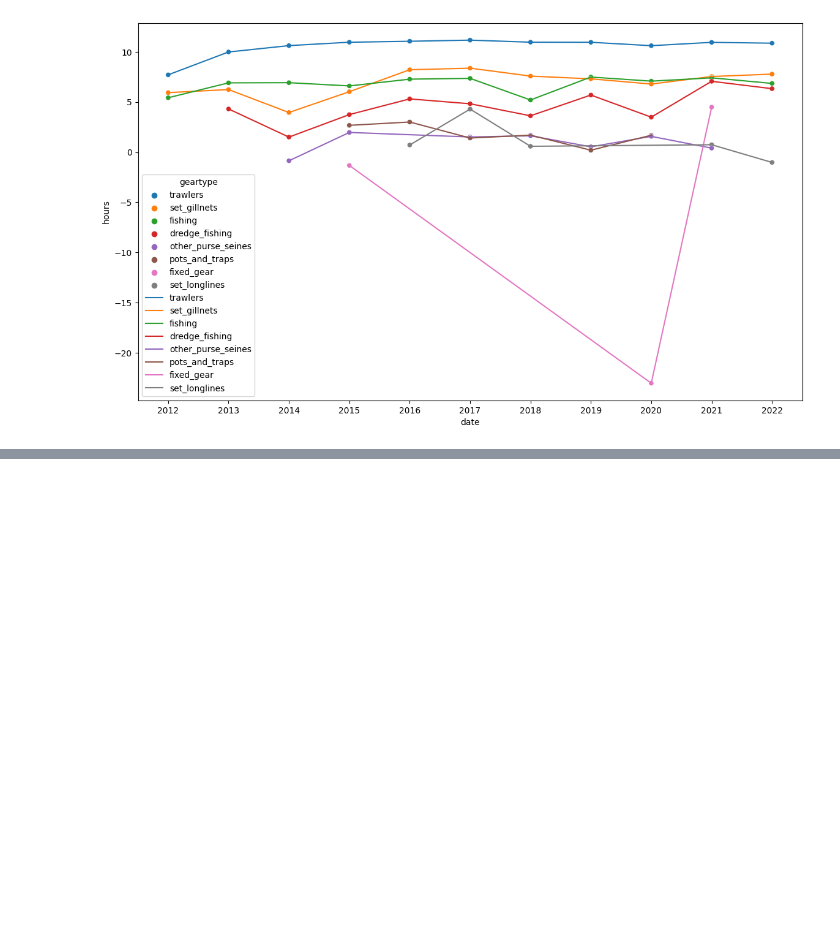
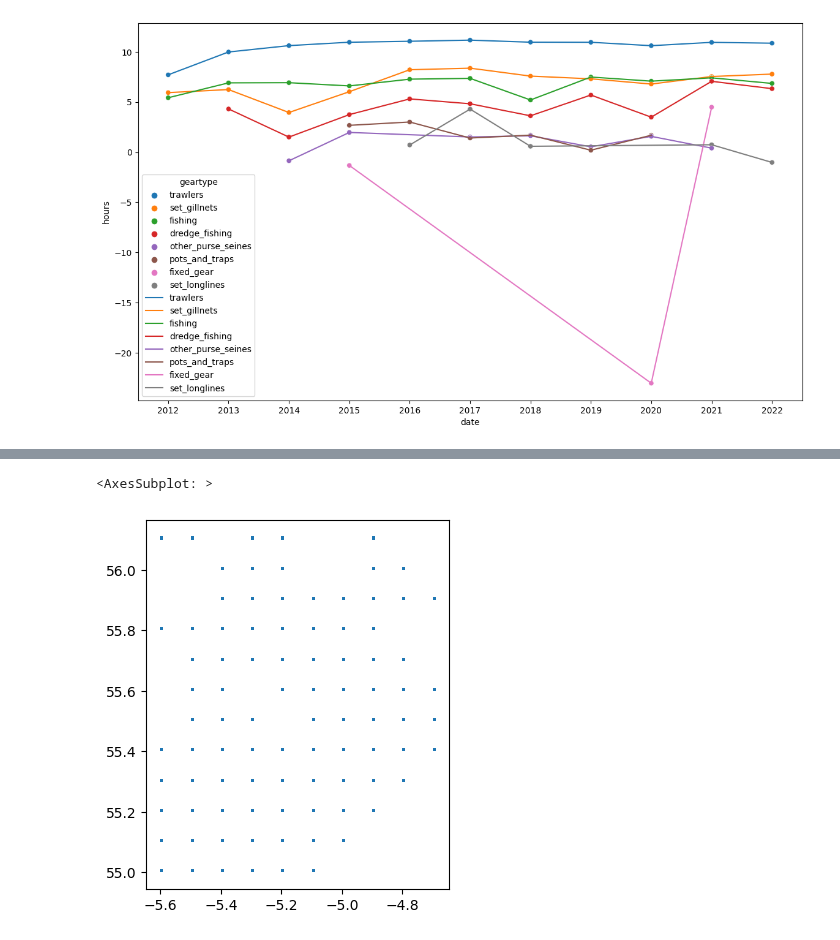
Before and after one commit to d2gex/fishery-analysis, a Jupyter notebook: src/firth_clyde_fishing_effort.ipynb, the cells around one changed output, grey strips where cells are left out. Cells and saved outputs as stored; diff of their text form; code cells hidden in the pictures; blank space fills up the shorter version.

Commit message:
Create polygon vector

```diff
--- a/src/firth_clyde_fishing_effort.ipynb
+++ b/src/firth_clyde_fishing_effort.ipynb
@@ -157,9 +159,14 @@ sns.lineplot(data=scatter_line_plot_df,
 <AxesSubplot: xlabel='date', ylabel='hours'>
 [figure]
 # %%
+# Create vector of points
 yearly_average_trawling = timeseries.loc [(timeseries['geartype'] == 'trawlers') & (timeseries['hours'] > 0)]
 yearly_average_trawling = yearly_average_trawling[['lon', 'lat', 'hours']]
 yearly_average_trawling = yearly_average_trawling.rename(columns={'lon': 'x', 'lat': 'y'})
 yearly_average_trawling = yearly_average_trawling.groupby(['x', 'y']).agg({'hours': 'sum'}).reset_index()
+
 assert round(yearly_average_trawling['hours'].sum()) == round(timeseries.loc[timeseries['geartype'] == 'trawlers', 'hours'].sum())
-yearly_average_trawling.loc[:, 'hours'] = yearly_average_trawling['hours'] / yearly_average_trawling['hours'].sum()
+
+yearly_average_trawling.loc[:, 'percentage_hours'] = yearly_average_trawling['hours'] / yearly_average_trawling['hours'].sum()
+yearly_average_trawling = yearly_average_trawling.round({'hours': 0})
+yearly_average_trawling
@@ -166 +187,21 @@ yearly_average_trawling.loc[:, 'hours'] = yearly_average_trawling['hours'] / yea
+# %%
+# Create vector of polygons out of those points
+degree_offset = 0.01
+geo_yearly_average_trawling = gpd.GeoDataFrame(yearly_average_trawling, geometry= gpd.points_from_xy(yearly_average_trawling.x, yearly_average_trawling.y))
+geo_yearly_average_trawling['geometry'] = geo_yearly_average_trawling.apply(
+    lambda s: shapely.geometry.Polygon(
+        [
+            [s['x'], s['y']],
+            [s['x'] + degree_offset, s['y']],
+            [s['x'] + degree_offset, s['y'] + degree_offset],
+            [s['x'], s['y'] + degree_offset],
+        ]),
+    axis=1,
+)
+
+geo_yearly_average_trawling = geo_yearly_average_trawling.drop(columns=['x', 'y'])
+geo_yearly_average_trawling.plot()
+# %% [output]
+<AxesSubplot: >
+[figure, added]
 # %%
```
Also changed, not shown: parts of 3 cells of this notebook, 1 other file.
